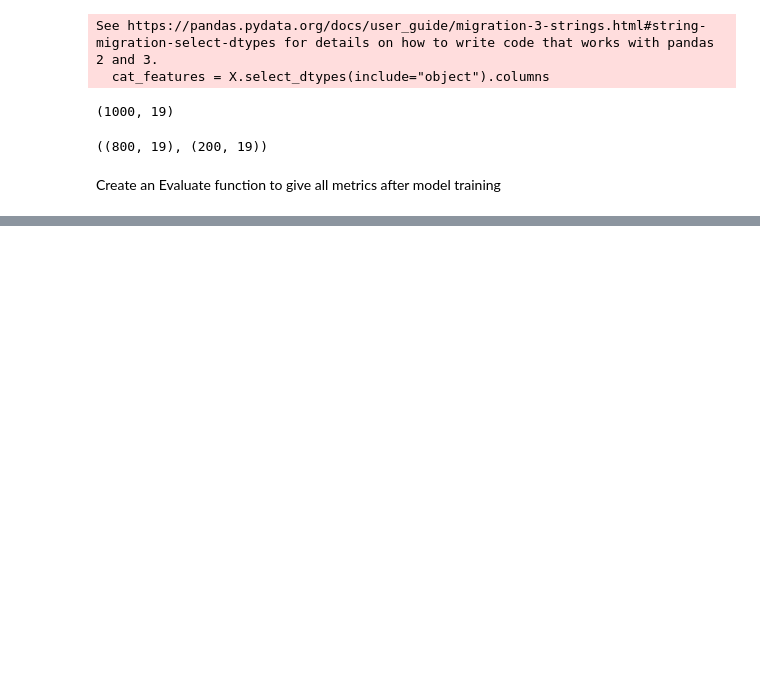
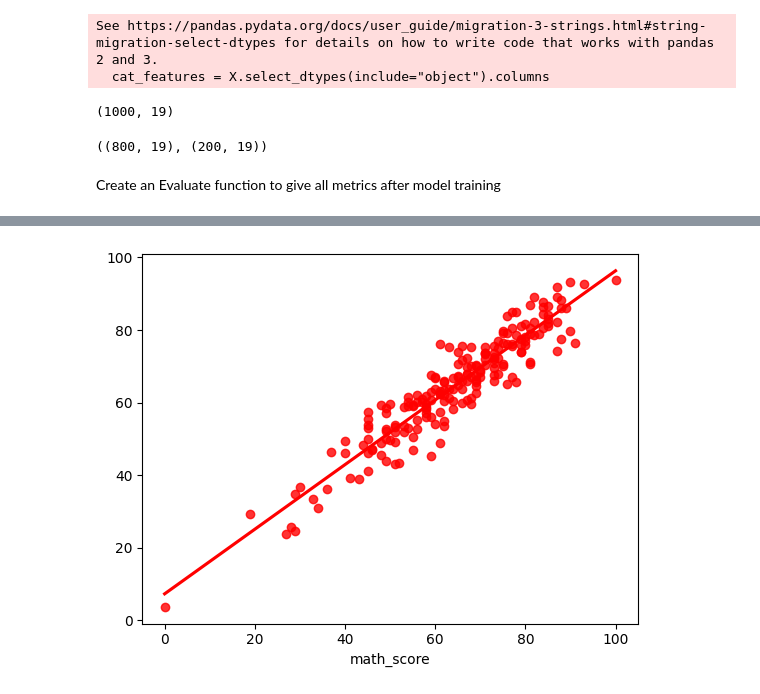
Before and after one commit to Devvrat12/MLProject, a Jupyter notebook: notebook/Model Training.ipynb, the cells around one changed output, grey strips where cells are left out. Drawn from its saved outputs; the diff is of its cells as text; code cells hidden in the pictures; blank space fills up the shorter version.

```diff
--- a/notebook/Model Training.ipynb
+++ b/notebook/Model Training.ipynb
@@ -133,0 +233,4 @@ def evaluate_model(true, predicted):
+# %%
+sns.regplot(x=y_test, y=y_pred, ci=None, color= 'red');
+# %% [output]
+[figure, added]
```
Also changed, not shown: parts of 9 cells of this notebook.
